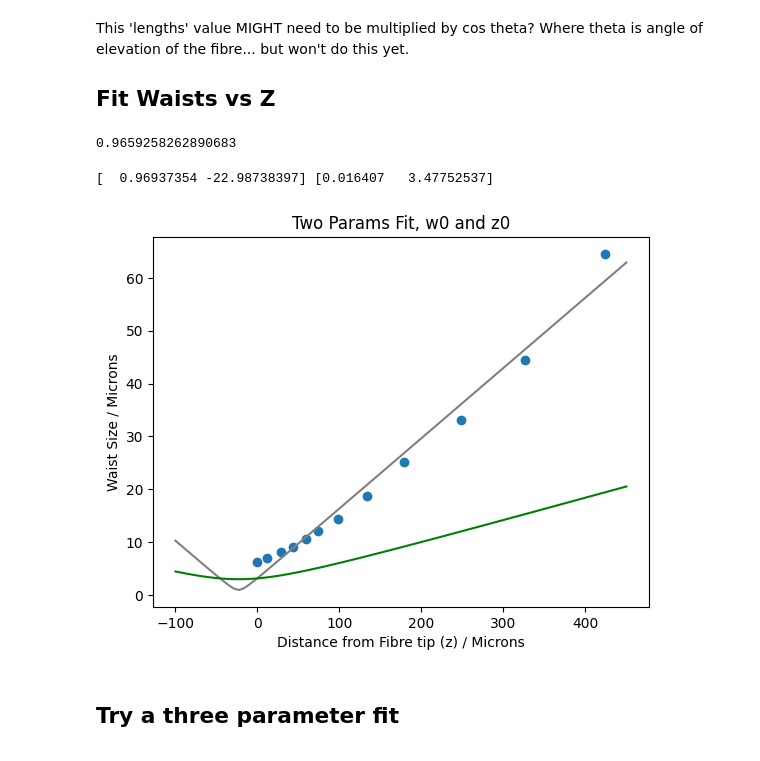
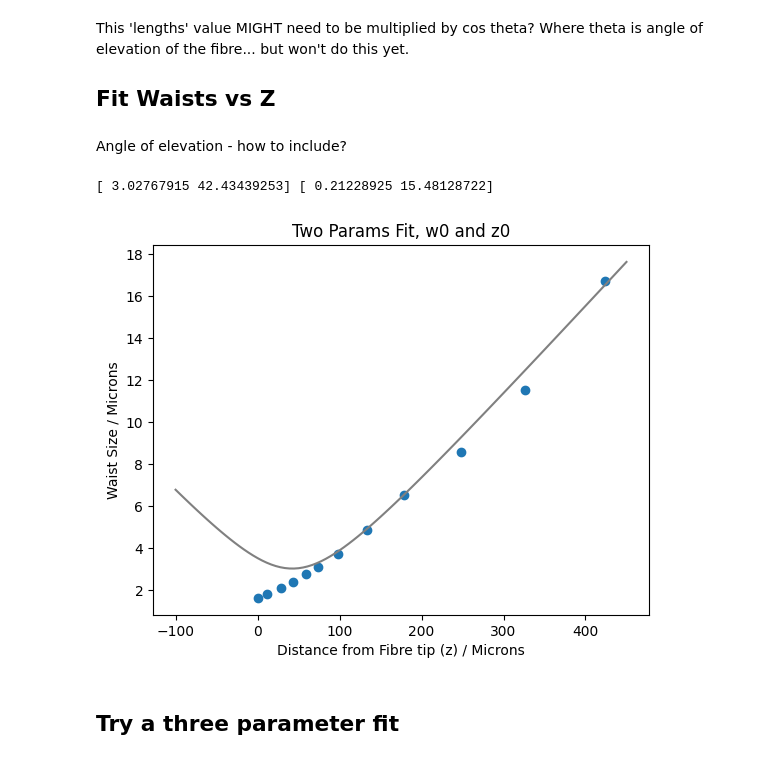
Before and after one commit to akay8/Level4Project, a Jupyter notebook: test_file.ipynb, the cells around one changed output. Saved outputs shown, nothing was run; the diff lists cells and outputs as text; code cells hidden in the pictures.

Commit message:
sine of angle seems to fit far field condition??

```diff
--- a/test_file.ipynb
+++ b/test_file.ipynb
@@ -213,10 +213,13 @@ def WvsZ(x, min_w, C):
     # define rayleigh range
     RR = (np.pi * min_w**2) / wavelength
     return min_w * np.sqrt(1 + ((x-C)/RR)**2)
-# %%
-print(np.cos(np.pi / 12))
-# %% [output]
-0.9659258262890683
+# %% [markdown]
+Angle of elevation - how to include?
+# %%
+angle_deg = 15
+angle = angle_deg * np.pi / 180
+
+waists = waists*np.sin(angle)
 # %%
 waist_fit, params, params_errs = fit_labs(lengths, waists, 0, WvsZ, np.array([100,-10]))
 w0, z0 = params
@@ -224,18 +227,18 @@ w0_err, z0_err = params_errs
 # %%
 # Plot waists vs Z:
 plt.scatter(lengths,waists)
 plt.plot(np.linspace(-100,450,100), WvsZ(np.linspace(-100,450,100), w0, z0), color = 'grey')
 plt.xlabel('Distance from Fibre tip (z) / Microns')
 plt.ylabel('Waist Size / Microns')
 plt.title('Two Params Fit, w0 and z0')
 
-plt.plot(np.linspace(-100,450,100), WvsZ(np.linspace(-100,450,100), 3, z0), color = 'green')
+#plt.plot(np.linspace(-100,450,100), WvsZ(np.linspace(-100,450,100), 3, z0), color = 'green')
 #plt.scatter(lengths*np.cos(np.pi / 12),waists*np.cos(np.pi / 12), color = 'darkgreen')
 
 print(params, params_errs)
 # %% [output]
-[  0.96937354 -22.98738397] [0.016407   3.47752537]
+[ 3.02767915 42.43439253] [ 0.21228925 15.48128722]
-[figure, old version]
+[figure, new version]
 # %% [markdown]
 ## Try a three parameter fit
 # %%
```
Also changed, not shown: parts of 2 cells of this notebook.
